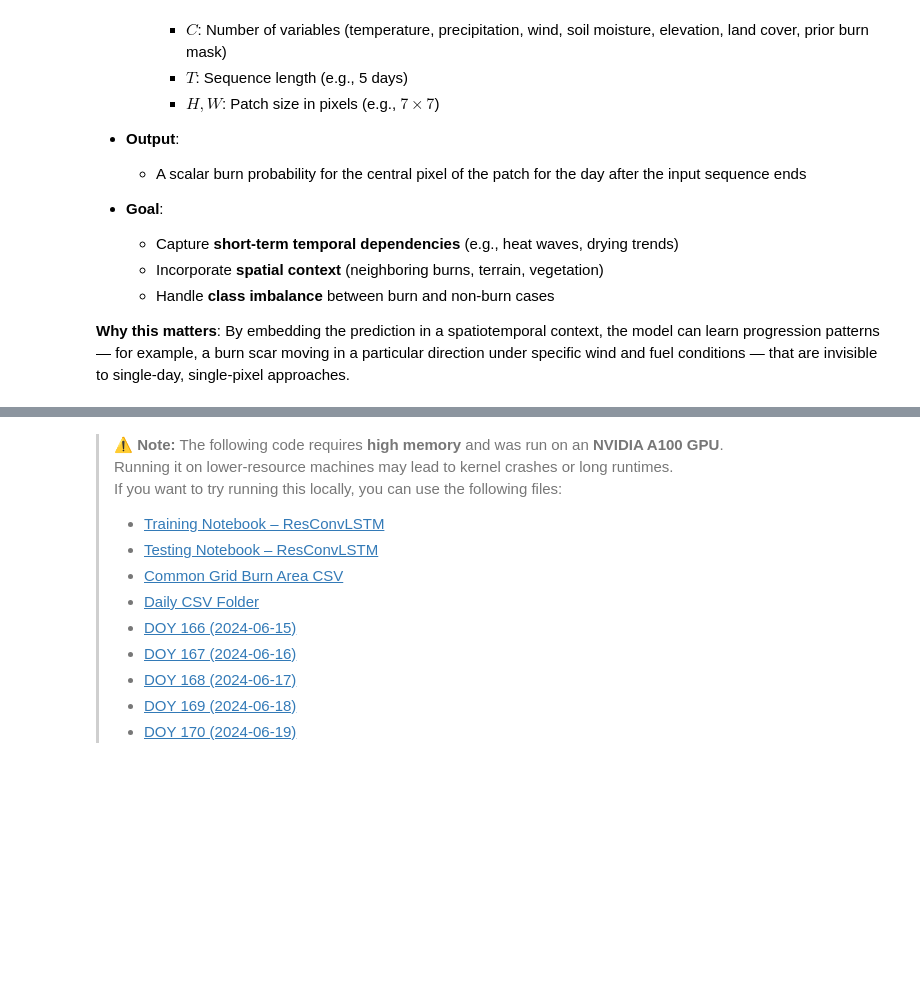
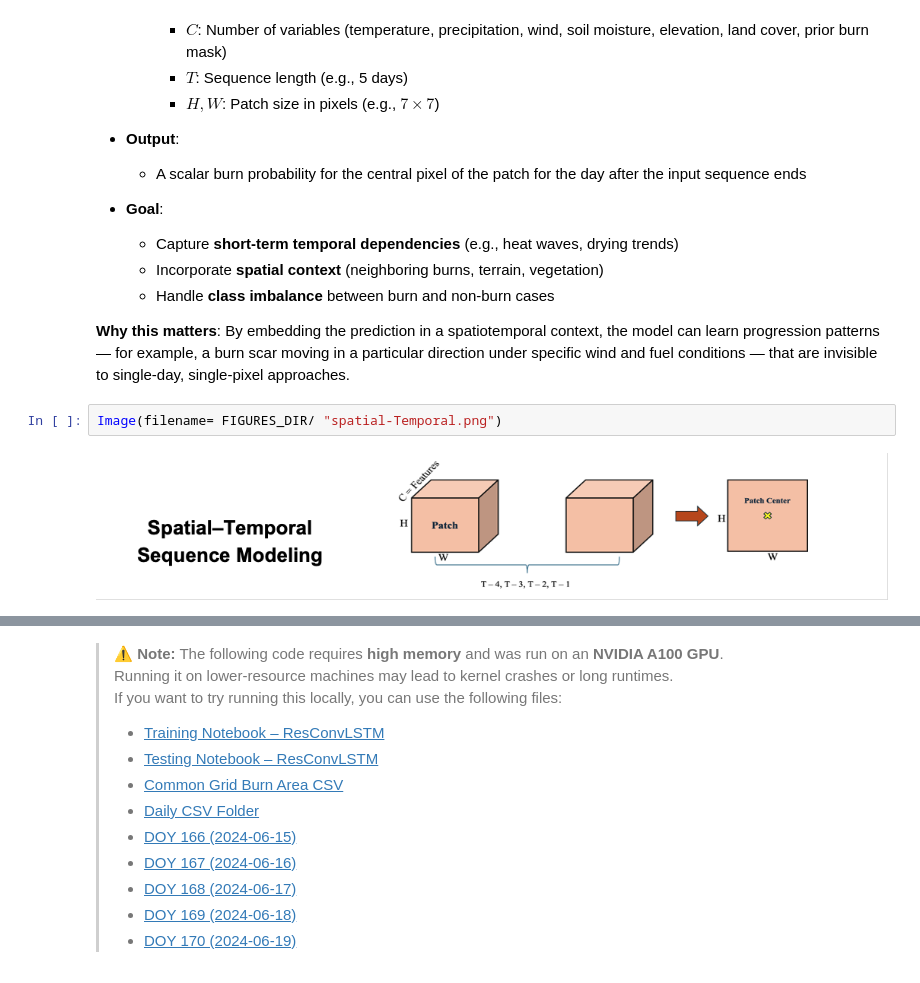
Before and after one commit to ddominguez2293/I_Guide_Team_2, a Jupyter notebook: 0.final_notebook_v3.ipynb, the cells around one changed output, grey strips where cells are left out. Drawn from its saved outputs; the diff is of its cells as text; blank space fills up the shorter version.

```diff
--- a/0.final_notebook_v3.ipynb
+++ b/0.final_notebook_v3.ipynb
@@ -542,4 +551,8 @@ Where:
 
 **Why this matters**:
 By embedding the prediction in a spatiotemporal context, the model can learn progression patterns — for example, a burn scar moving in a particular direction under specific wind and fuel conditions — that are invisible to single-day, single-pixel approaches.
+# %%
+Image(filename= FIGURES_DIR/ "spatial-Temporal.png")
+# %% [output]
+[figure, added]
 # %% [markdown]
```
Also changed, not shown: parts of 14 cells of this notebook.
